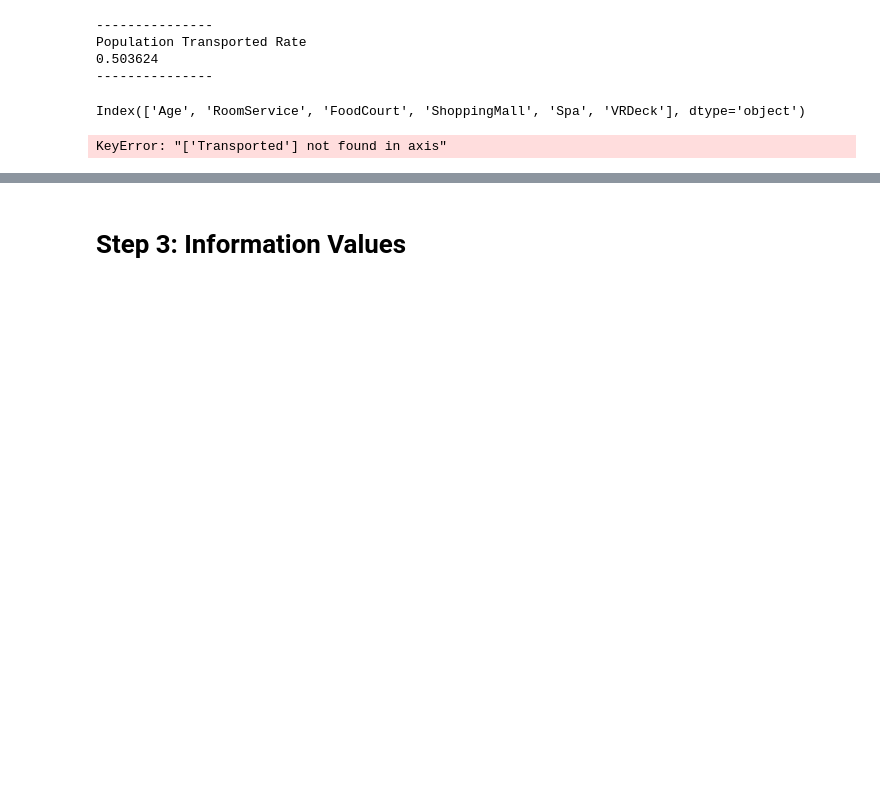
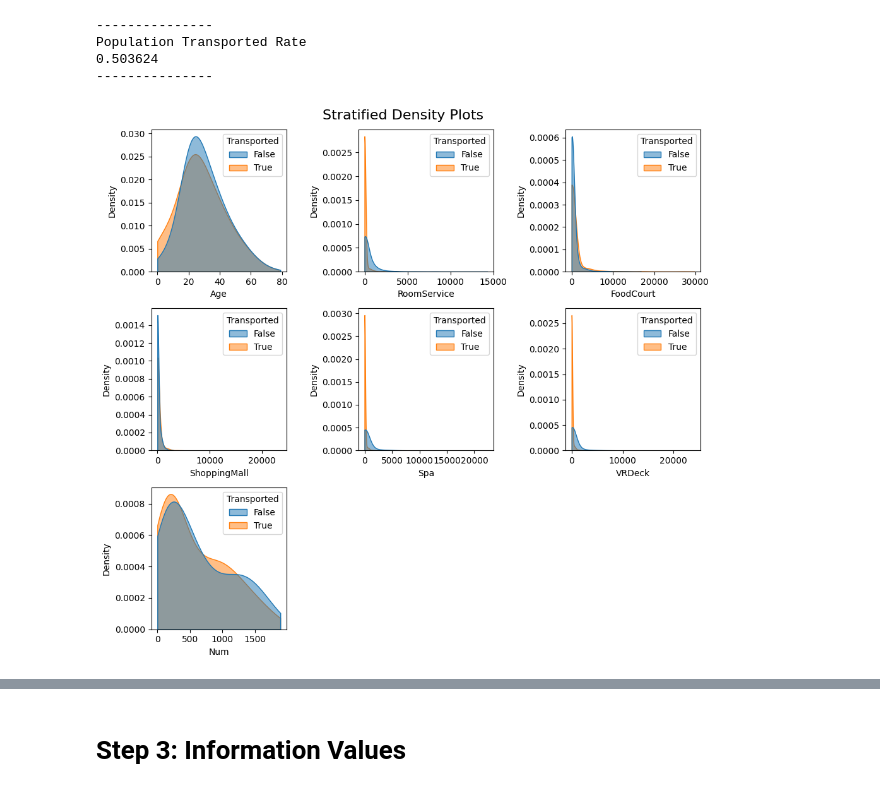
Before and after one commit to MarkThackham/portfolio, a Jupyter notebook: 05 Spaceship Titanic/01 Spaceship Titanic.ipynb, the cells around one changed output, grey strips where cells are left out. Drawn from its saved outputs; the diff is of its cells as text; code cells hidden in the pictures; blank space fills up the shorter version.

```diff
--- a/05 Spaceship Titanic/01 Spaceship Titanic.ipynb
+++ b/05 Spaceship Titanic/01 Spaceship Titanic.ipynb
@@ -215,47 +147,42 @@ print('---------------')
 Population Transported Rate
 0.503624
 ---------------
-# %%
-numeric_cols = df.select_dtypes(include=[np.number]).columns.drop('Transported')
-numeric_cols
-# %% [output]
-Index(['Age', 'RoomService', 'FoodCourt', 'ShoppingMall', 'Spa', 'VRDeck'], dtype='object')
 # %%
 # Plot Numeric Features
 
 # Numeric Features
-numeric_cols = df.select_dtypes(include=[np.number]).columns.drop('Transported')
+numeric_cols = df2.select_dtypes(include=[np.number]).columns.drop('Transported')
 num_numeric_cols=len(numeric_cols)
 
 # Set up grid dimensions
 cols = 3
 rows = (num_numeric_cols + cols - 1) // cols  # Calculate required rows
 
 # Create subplots
 fig, axes = plt.subplots(rows, cols, figsize=(10, 3 * rows))
 axes = axes.flatten()  # Flatten to make indexing easier
 
 # KDE Plots
 for i, this_var in enumerate(numeric_cols):
     sns.kdeplot(data=df,
                 x=this_var,
                 hue='Transported',
                 fill=True,
                 common_norm=False,
                 cut=0,
                 alpha=0.5,
                 bw_adjust=2.5,
                 ax=axes[i])
 fig.suptitle('Stratified Density Plots', fontsize=16)
 
 # Hide any unused subplots
 for j in range(i + 1, len(axes)):
     axes[j].set_visible(False)
 
 plt.tight_layout()
 plt.show()
 # %% [output]
-KeyError: "['Transported'] not found in axis"
+[figure, added]
 # %%
 # Plot Categorical Features
 
```
Also changed, not shown: parts of 11 cells of this notebook.
